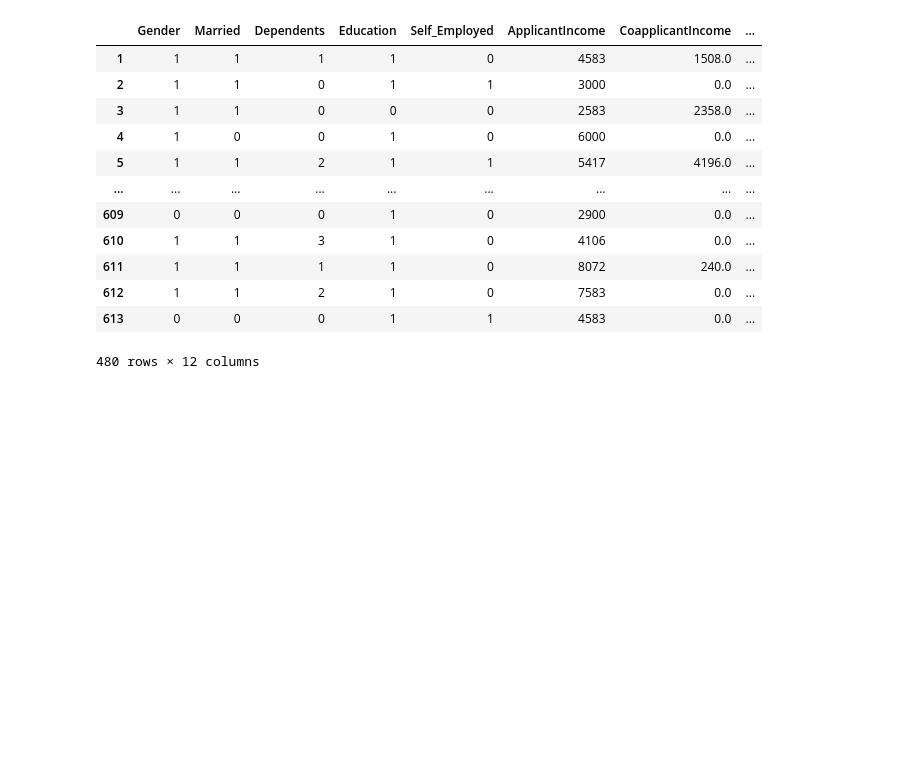
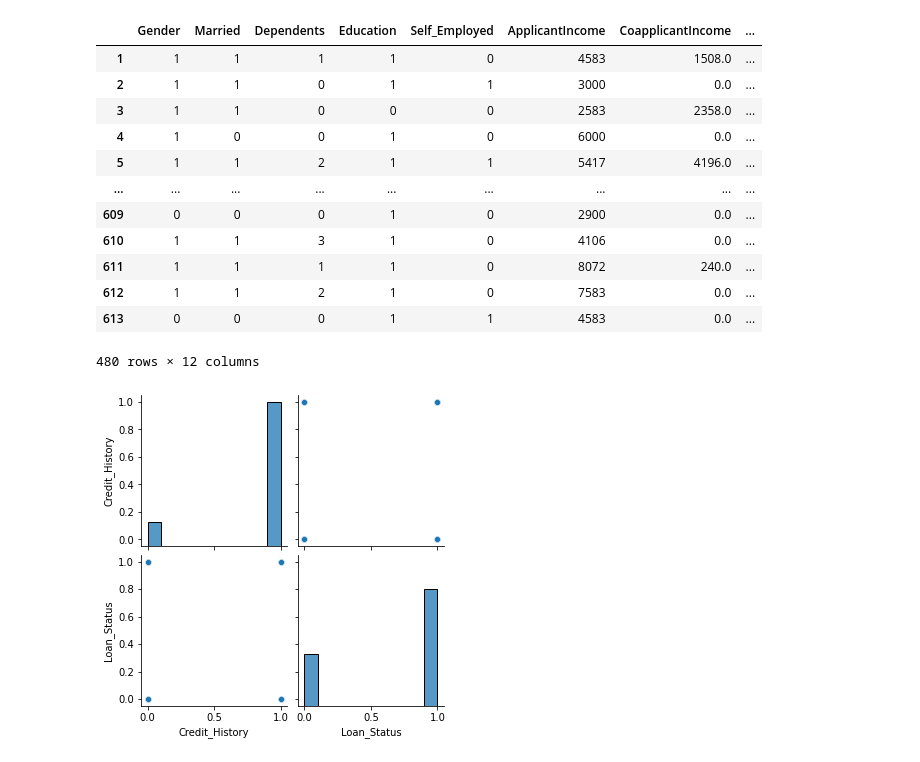
Before and after one commit to GertjanDS/MachineLearning, a Jupyter notebook: Data exploration/data_exploration_loan.ipynb, the cells around one changed output. Drawn from its saved outputs; the diff is of its cells as text; code cells hidden in the pictures; blank space fills up the shorter version.

```diff
--- a/Data exploration/data_exploration_loan.ipynb
+++ b/Data exploration/data_exploration_loan.ipynb
@@ -108,3 +108,9 @@ df
 | 612 | 1 | 1 | 2 | 1 | 0 | 7583 | 0.0 | ... |
 | 613 | 0 | 0 | 0 | 1 | 1 | 4583 | 0.0 | ... |
 480 rows × 12 columns
+# %%
+tmp = df.loc[:,['Credit_History', 'Loan_Status']]
+sns.pairplot(tmp)
+plt.show()
+# %% [output]
+[figure, added]
```
Also changed, not shown: parts of 1 cell of this notebook, 12 other files.
